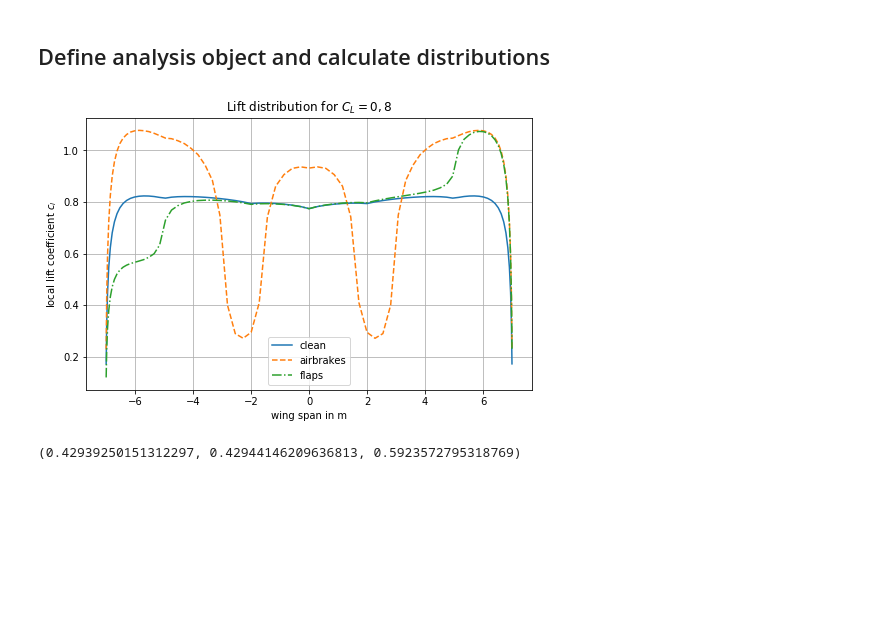
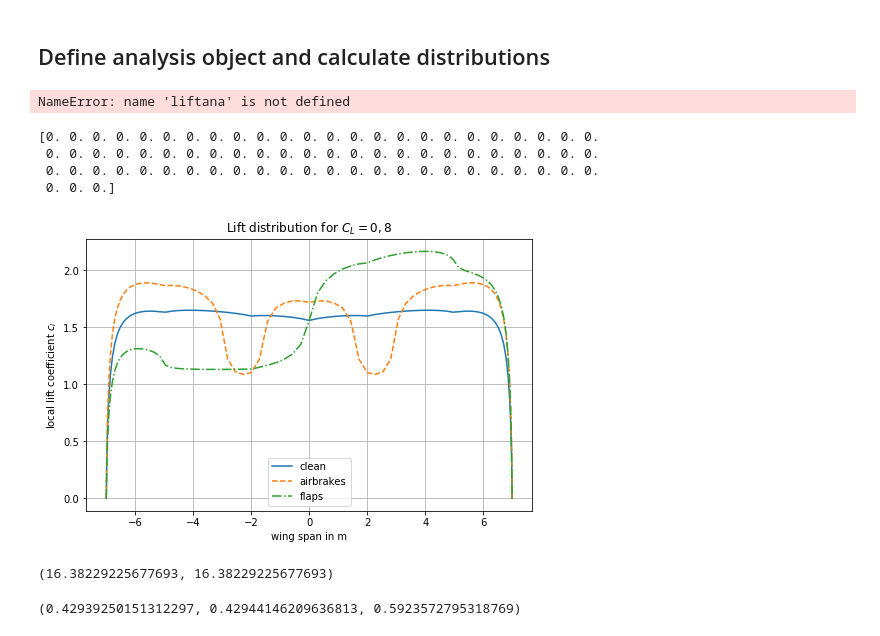
Before and after one commit to akafliegdarmstadt/wingstructure, a Jupyter notebook: examples/Analysis_Example.ipynb, the cells around one changed output. Cells and saved outputs as stored; diff of their text form; code cells hidden in the pictures; blank space fills up the shorter version.

Commit message:
add zero lift angle to lift analysis

```diff
--- a/examples/Analysis_Example.ipynb
+++ b/examples/Analysis_Example.ipynb
@@ -16,17 +16,18 @@ span_positions = [0, 2, 5, 7]
 chord_lengths = [1, 0.9, 0.6, 0.3]
 offsets = [0, 0.1, 0.4, 0.7]
 twists = [0]*4
-airfoils = [None]*4
 
 twists2 = [0, 0, np.deg2rad(-1), np.deg2rad(-2)]
 
 plt.figure(figsize=(8,5))
 
-wing = Wing.create_from_planform(span_positions, chord_lengths, offsets, twists, airfoils);
+wing = data.geometry.Wing()
+for ii in range(len(span_positions)):
+    wing.add_section(data.geometry.Point(offsets[ii], span_positions[ii],0.0),chord_lengths[ii], twists[ii])
 wing.set_root_pos(0.0)
 wing.set_airbrake(1.5,2.9)
-wing.set_flap('flap', 2, 5,[0.3,0.3])
-wing.set_flap('flap2', 5, 7, [0.3,0.2])
+wing.set_flap('flap', 2, 5,[0.7,0.7])
+wing.set_flap('flap2', 5, 7, [0.7,0.8])
 
 wing.plot()
 plt.savefig('wing.png')
@@ -34,29 +35,41 @@ plt.savefig('wing.png')
 [figure]
 # %% [markdown]
 ## Define analysis object and calculate distributions
+# %%
+liftana.calc_ys == 0.0
+# %% [output]
+NameError: name 'liftana' is not defined
 # %%
-liftana = LiftAnalysis(wing)
+liftana = analysis.LiftAnalysis(wing)
 
 span_pos = liftana.calc_ys
 
 α, distribution, C_Dib = liftana.calculate(C_L=0.8, return_C_Di=True)
 α_qr, distribution_q, C_Dia = liftana.calculate(C_L=0.8,
             flap_deflections={'flap2': [5, -5]}, return_C_Di=True)
 α_ab, distribution_ab, C_Di = liftana.calculate(C_L=0.8, air_brake=True, return_C_Di=True)
 
 plt.figure(figsize=(8,5))
 plt.plot(span_pos, distribution, label='clean')
 plt.plot(span_pos, distribution_ab, '--', label='airbrakes')
 plt.plot(span_pos, distribution_q, '-.', label='flaps')
 plt.xlabel('wing span in m')
 plt.ylabel('local lift coefficient $c_l$')
 plt.title('Lift distribution for $C_L = 0,8$')
 plt.grid()
 plt.legend()
 plt.savefig('Liftdistribution.png')
 plt.savefig('Liftdistribution.pdf')
 # %% [output]
+[0. 0. 0. 0. 0. 0. 0. 0. 0. 0. 0. 0. 0. 0. 0. 0. 0. 0. 0. 0. 0. 0. 0. 0.
+ 0. 0. 0. 0. 0. 0. 0. 0. 0. 0. 0. 0. 0. 0. 0. 0. 0. 0. 0. 0. 0. 0. 0. 0.
+ 0. 0. 0. 0. 0. 0. 0. 0. 0. 0. 0. 0. 0. 0. 0. 0. 0. 0. 0. 0. 0. 0. 0. 0.
+ 0. 0. 0.]
-[figure, old version]
+[figure, new version]
+# %%
+α, α_qr
+# %% [output]
+(16.38229225677693, 16.38229225677693)
 # %%
 C_Dib, C_Dia, C_Di
 # %% [output]
```
Also changed, not shown: parts of 1 cell of this notebook, 5 other files.
